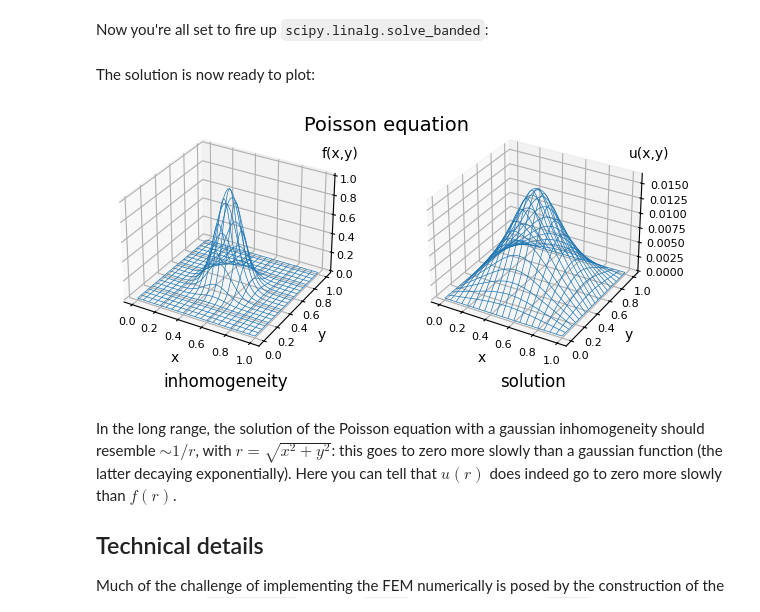
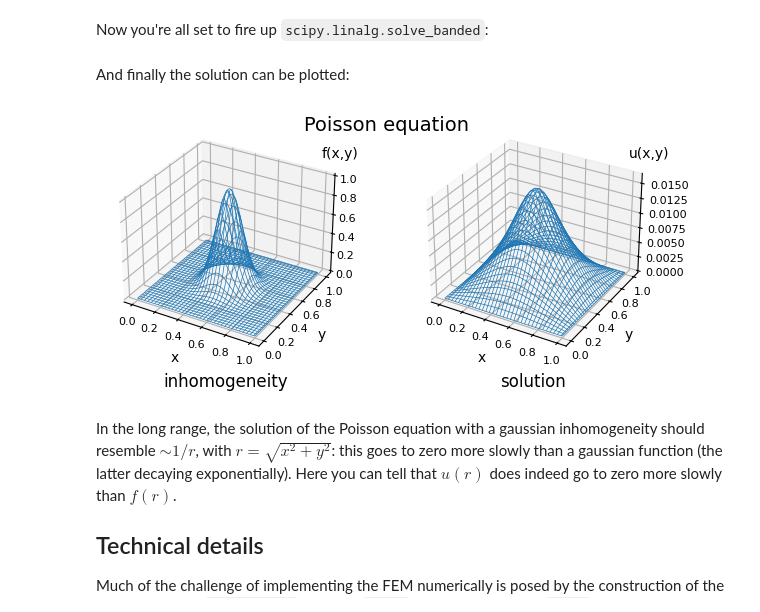
Before and after one commit to vacondio/py-fem-2d-simple, a Jupyter notebook: notebooks/README.ipynb, the cells around one changed output. Cells and saved outputs as stored; diff of their text form; code cells hidden in the pictures.

```diff
--- a/notebooks/README.ipynb
+++ b/notebooks/README.ipynb
@@ -100,7 +100,7 @@ Now you're all set to fire up `scipy.linalg.solve_banded`:
 from scipy.linalg import solve_banded
 u = solve_banded((nx,nx), A_mat, b_vec)
 # %% [markdown]
-The solution is now ready to plot:
+And finally the solution can be plotted:
 # %%
 import matplotlib.pyplot as plt
 %matplotlib inline
@@ -110,36 +110,36 @@ nx, ny, nodes = mesh.nx, mesh.ny, mesh.nodes
 X = nodes[:,0].reshape(nx,ny)
 Y = nodes[:,1].reshape(nx,ny)
 
 fig = plt.figure(figsize=(6.4, 3.0))
 fig.suptitle("Poisson equation", y= 0.95, fontsize=14)
 
 # first subplot: f(x, y), inhomogeneity of the Poisson equation
 Z = f(nodes).reshape(nx,ny)
 
 ax = fig.add_axes((0.0, 0.13, 0.5, 0.8), projection='3d')
 ax.set_title("inhomogeneity", y=-0.15)
 ax.tick_params(labelsize=8, pad=-2)
 ax.set_xlabel('x', labelpad=-4)
 ax.set_ylabel('y', labelpad=-4)
 ax.text2D(0.90, 0.85, "f(x,y)", transform=ax.transAxes)
-ax.plot_wireframe(X, Y, Z, cstride=5, rstride=5, linewidths=0.5)
+ax.plot_wireframe(X, Y, Z, linewidths=0.5)
 
 # second subplot: u, solution of the linear system
 Z = u.reshape(nx,ny)
 
 ax = fig.add_axes((0.48, 0.13, 0.5, 0.8), projection='3d')
 ax.set_title("solution", y=-0.15)
 ax.tick_params(labelsize=8, pad=-2)
 ax.tick_params('z', pad=4)
 ax.set_xlabel('x', labelpad=-4)
 ax.set_ylabel('y', labelpad=-4)
 ax.text2D(0.90, 0.85, "u(x,y)", transform=ax.transAxes)
-ax.plot_wireframe(X, Y, Z, cstride=5, rstride=5, linewidths=0.5)
+ax.plot_wireframe(X, Y, Z, linewidths=0.5)
 
 # plt.savefig("poisson.png")
 plt.show()
 # %% [output]
-[figure, old version]
+[figure, new version]
 # %% [markdown]
 In the long range, the solution of the Poisson equation with a gaussian inhomogeneity should resemble $\sim 1/r$, with $r=\sqrt{x^2+y^2}$: this goes to zero more slowly than a gaussian function (the latter decaying exponentially).  Here you can tell that $u(r)$ does indeed go to zero more slowly than $f(r)$.
 
```
Also changed, not shown: parts of 4 cells of this notebook, 2 other files.
